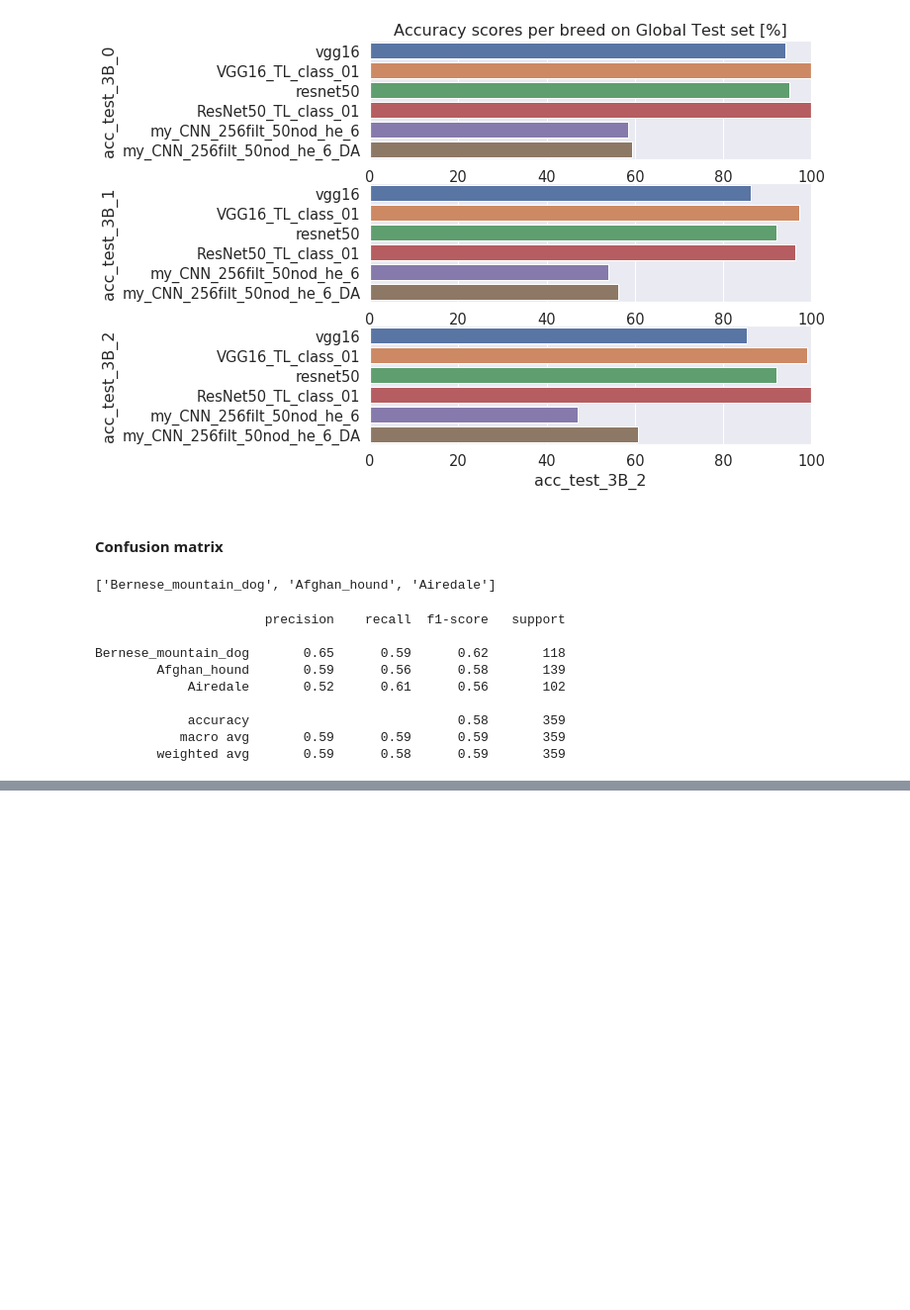
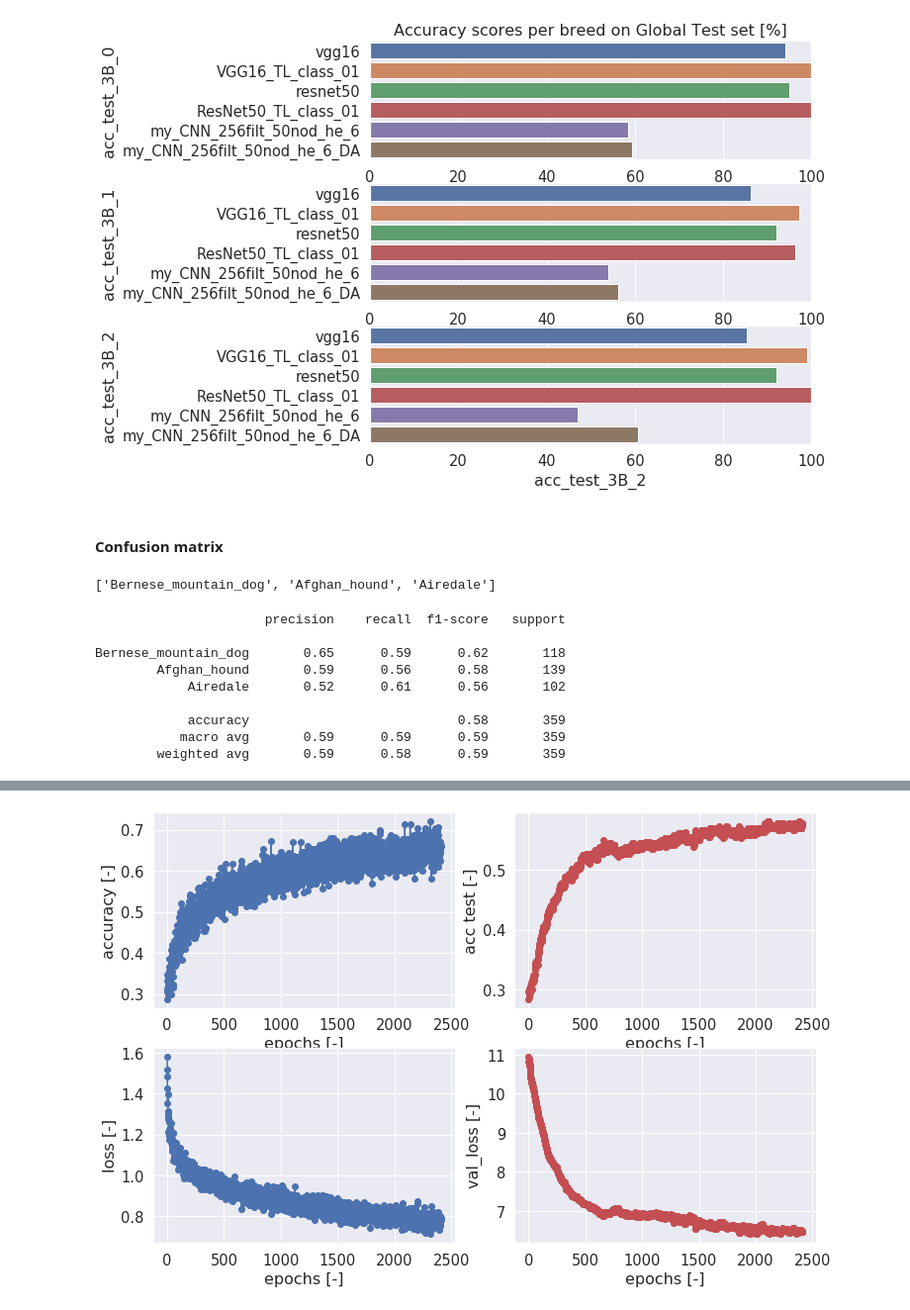
Before and after one commit to jeugregg/DeepLearningPictureDogs, a Jupyter notebook: 08_OC_IML_Project_6_my_neural_network_DAugm_01.ipynb, the cells around one changed output, grey strips where cells are left out. Shown at 99% size. Drawn from its saved outputs; the diff is of its cells as text; code cells hidden in the pictures; blank space fills up the shorter version.

```diff
--- a/08_OC_IML_Project_6_my_neural_network_DAugm_01.ipynb
+++ b/08_OC_IML_Project_6_my_neural_network_DAugm_01.ipynb
@@ -1044,0 +1121,84 @@ Confusion matrix, without normalization
+# %%
+## My Neural Network re-trained with data augmentation (from scratch)
+my_model_name = "my_CNN_256filt_50nod_he_6_DA0"
+# %%
+# initializers
+init_he_n = keras.initializers.he_normal(seed=None)
+init_glorot_u = keras.initializers.glorot_uniform(seed=None)
+
+# Model parameters
+nb_filters = 256 # fixed nb filters
+nb_nodes = 50 # first FC layer
+conv_init = init_he_n # Conv2D layers
+dens_init = init_he_n # First FC Dense layer
+out_init = init_glorot_u # Output FC Dense layer
+
+# Hyper-parameters
+lr = 3e-8
+decay = 1e-6
+momentum = 0.9
+nesterov = True
+
+# Fitting parameters
+epochs = 3000
+patience = 400
+batch_size = 30 # to have a integer value  because X_train = 300
+es = keras.callbacks.EarlyStopping(monitor='val_loss', mode='min',
+                                   verbose=1, patience=patience,
+                                   restore_best_weights=True)
+
+# Model creation ###
+my_model_0 = Sequential()  # Création d'un réseau de neurones vide
+my_model_0.name = my_model_name
+
+# Ajout de la première couche de convolution, suivie d'une couche ReLU
+my_model_0.add(Conv2D(nb_filters, kernel_size=3, strides=1,
+                       input_shape=(224, 224, 3),
+                       padding='same', activation='relu',
+                       kernel_initializer=conv_init))
+# max-pooling layer
+my_model_0.add(MaxPooling2D(pool_size=(2,2), strides=(2,2))) # test
+# Ajout de la deuxième couche de convolution, suivie  d'une couche ReLU
+my_model_0.add(Conv2D(nb_filters, kernel_size=3, strides=1, padding='same',
+                       activation='relu',
+                       kernel_initializer=conv_init))
+
+# Ajout de la première couche de pooling
+my_model_0.add(MaxPooling2D(pool_size=(2,2), strides=(2,2))) # test
+
+# flatten layer
+my_model_0.add(Flatten())  # Conversion des matrices 3D en vecteur 1D
+
+# Ajout de la première couche fully-connected, suivie d'une couche ReLU
+my_model_0.add(Dense(nb_nodes, activation='relu',
+                  kernel_initializer=dens_init))
+
+# Ajout de la dernière couche fully-connected qui permet de classifier
+my_model_0.add(Dense(nb_breeds, activation='softmax',
+                kernel_initializer=out_init))
+print(my_model_0.summary())
+
+# optimizer
+sgd_2 = optimizers.SGD(lr=lr, decay=decay, momentum=momentum, nesterov=nesterov)
+# compile model
+my_model_0.compile(loss="categorical_crossentropy", optimizer=sgd_2,
+                 metrics=["accuracy"])
+
+# fitting
+t_fit_0 = time.time()
+model_info = my_model_0.fit_generator(datagen.flow(X_train, Y_train,
+                                                 batch_size=batch_size),
+  steps_per_epoch=len(X_train) / batch_size,
+  epochs=epochs, verbose=2,
+  validation_data=(X_test, Y_test),
+  callbacks=[es])
+
+t_fit_1 = time.time()
+print("Timing: ", t_fit_1 - t_fit_0)
+
+# plot results at each iterations
+plot_history(model_info.history)
+
+#  save model
+my_model_0.save(path_data + my_model_0.name + '.h5')
+# %% [output]
@@ -1044,0 +1222 @@ Confusion matrix, without normalization
+[figure, added]
```
Also changed, not shown: parts of 60 cells of this notebook, 1 other file.
